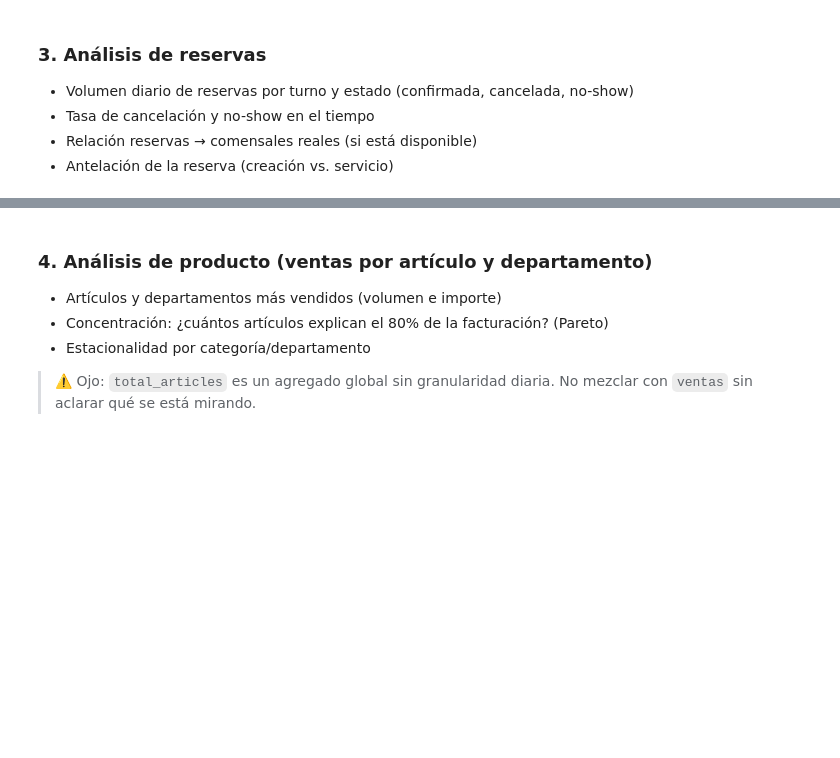
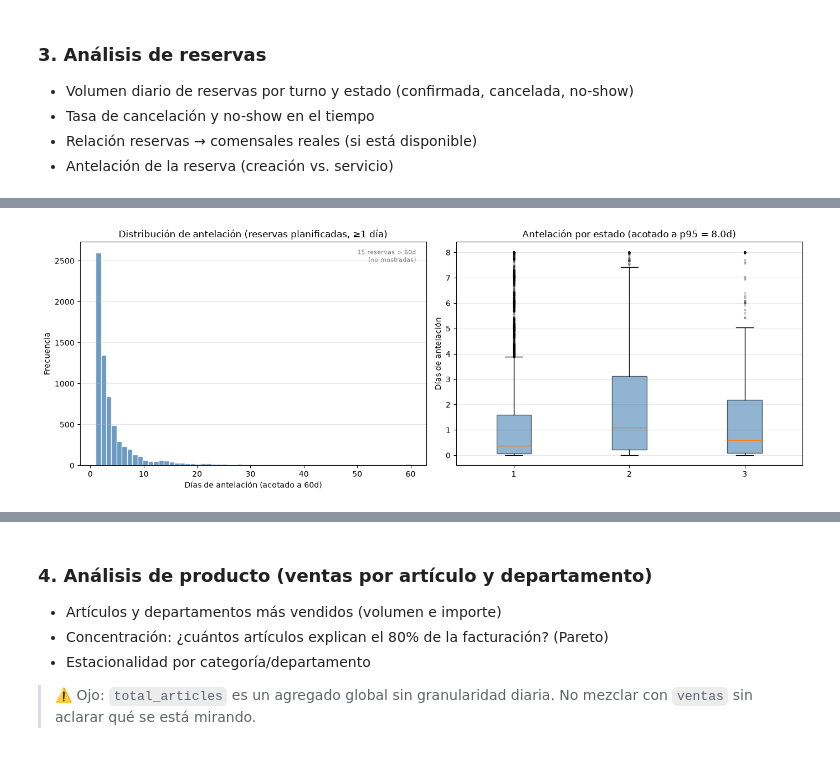
Before and after one commit to Joaquindam/TFM-Hosteleria-AI, a Jupyter notebook: notebooks/03_EDA.ipynb, the cells around one changed output, grey strips where cells are left out. Cells and saved outputs as stored; diff of their text form; code cells hidden in the pictures; blank space fills up the shorter version.

```diff
--- a/notebooks/03_EDA.ipynb
+++ b/notebooks/03_EDA.ipynb
@@ -467,0 +806,37 @@ Se identifican 67 tickets (1,00%) por encima del umbral de 400€ (Percentil 99)
+# %%
+fig, axes = plt.subplots(1, 2, figsize=(14, 5))
+
+# Panel izquierdo: histograma acotado a 60 días (cubre >95% de casos)
+reservas_planificadas = antelacion_valida[antelacion_valida['antelacion_dias'] >= 1]
+axes[0].hist(reservas_planificadas['antelacion_dias'].clip(upper=60), bins=60,
+             color='steelblue', alpha=0.8, edgecolor='white')
+axes[0].set_title('Distribución de antelación (reservas planificadas, ≥1 día)')
+axes[0].set_xlabel('Días de antelación (acotado a 60d)')
+axes[0].set_ylabel('Frecuencia')
+axes[0].grid(axis='y', alpha=0.3)
+n_fuera = (reservas_planificadas['antelacion_dias'] > 60).sum()
+axes[0].text(0.97, 0.97, f'{n_fuera} reservas > 60d\n(no mostradas)',
+             transform=axes[0].transAxes, ha='right', va='top',
+             fontsize=8, color='grey')
+
+# Panel derecho: boxplot acotado a percentil 95 para ver cajas
+p95 = antelacion_valida['antelacion_dias'].quantile(0.95)
+data_box = [
+    antelacion_valida.loc[
+        antelacion_valida['status_agrupado'] == s, 'antelacion_dias'
+    ].clip(upper=p95).values
+    for s in ['completada', 'cancelada', 'no_show']
+]
+axes[1].boxplot(data_box, label=['Completada', 'Cancelada', 'No-show'],
+                patch_artist=True,
+                boxprops=dict(facecolor='steelblue', alpha=0.6),
+                flierprops=dict(marker='o', markersize=2, alpha=0.3))
+axes[1].set_title(f'Antelación por estado (acotado a p95 = {p95:.1f}d)')
+axes[1].set_ylabel('Días de antelación')
+axes[1].grid(axis='y', alpha=0.3)
+
+plt.tight_layout()
+plt.savefig(FIGURES_DIR / 'reservas_antelacion.png', dpi=150, bbox_inches='tight')
+plt.show()
+# %% [output]
+[figure, added]
```
Also changed, not shown: parts of 56 cells of this notebook, 21 other files.
